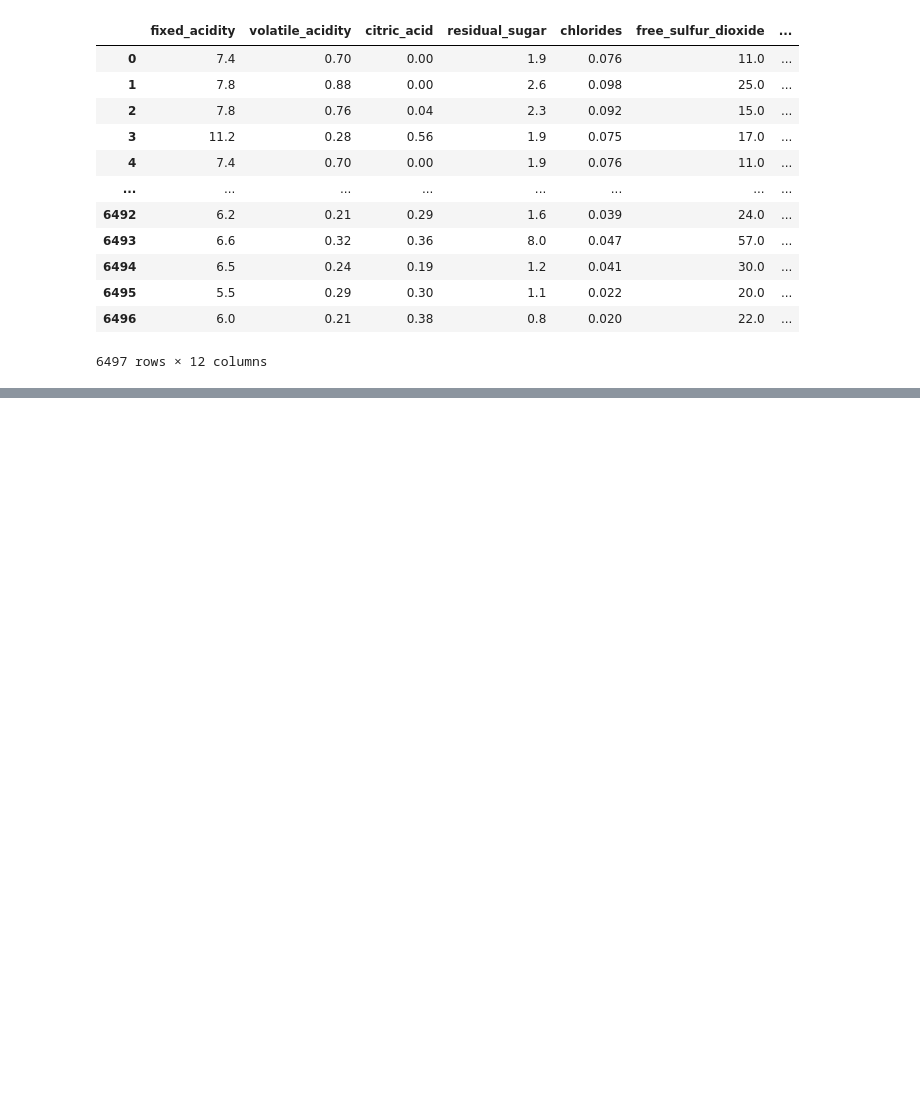
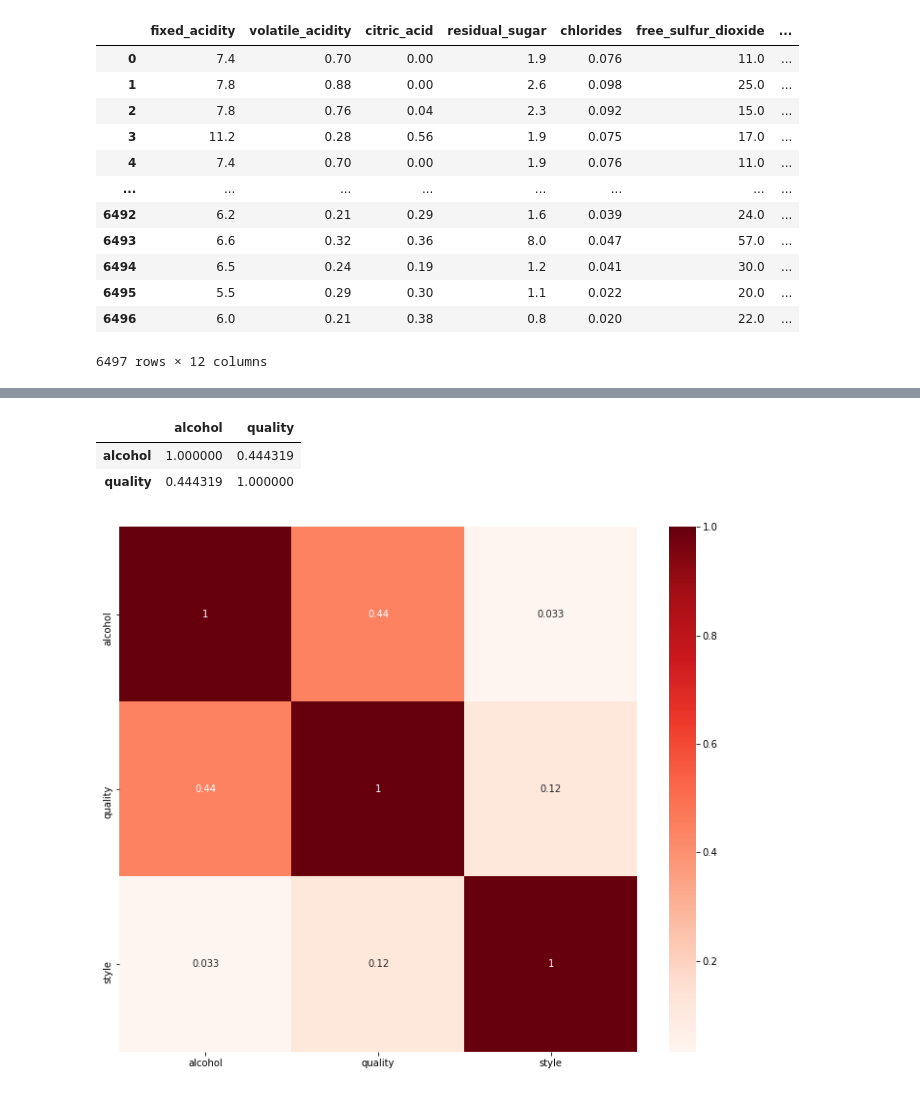
Before and after one commit to mateuspadua/machine-learning, a Jupyter notebook: wine_predict/wine_predict.ipynb, the cells around one changed output, grey strips where cells are left out. Cells and saved outputs as stored; diff of their text form; code cells hidden in the pictures; blank space fills up the shorter version.

```diff
--- a/wine_predict/wine_predict.ipynb
+++ b/wine_predict/wine_predict.ipynb
@@ -117,0 +121,7 @@ Os valores inferidos foram: [1 0 1 1 0]
+# %%
+#Sobre o coeficiente de correlação de Pearson entre as variáveis "fixed acidity" e "pH"
+df[['alcohol','quality']].corr()
+# %% [output]
+|  | alcohol | quality |
+| alcohol | 1.000000 | 0.444319 |
+| quality | 0.444319 | 1.000000 |
@@ -117,0 +130,12 @@ Os valores inferidos foram: [1 0 1 1 0]
+# %%
+# encontrando a correlação de Person entre as variáveis alcohol quality e style
+df_corr = df[['alcohol', 'quality', 'style']]
+corr = pd.DataFrame(df_corr).corr()
+corr
+# %%
+# imprimi de forma gráfica a correlação de Person
+plt.figure(figsize=(12,10))
+sns.heatmap(corr, annot=True, cmap=plt.cm.Reds)
+plt.show()
+# %% [output]
+[figure, added]
```
Also changed, not shown: parts of 12 cells of this notebook.
